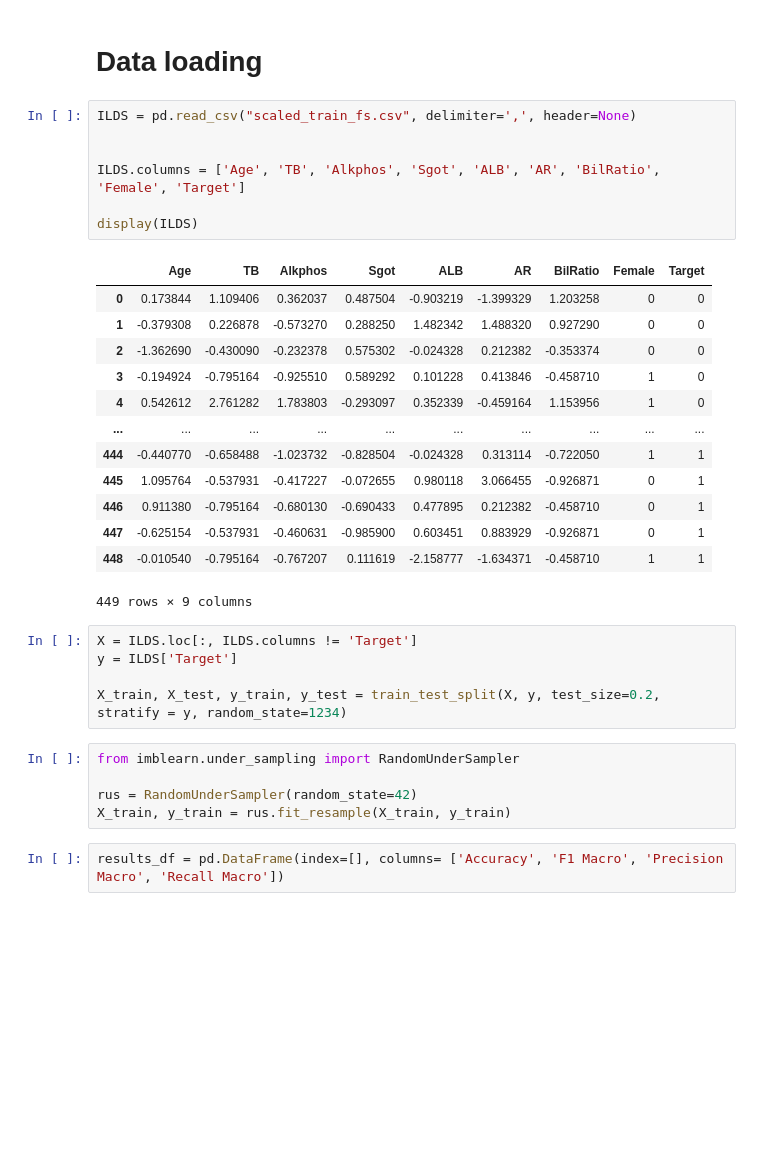
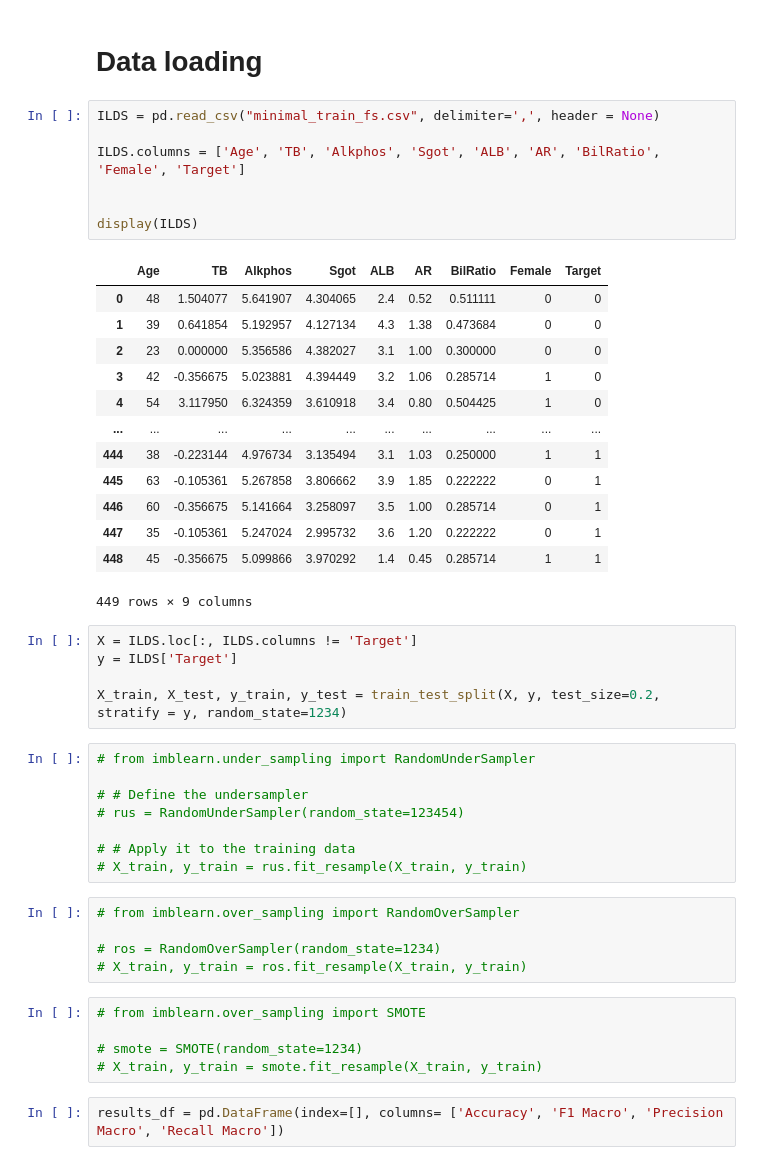
Before and after one commit to SrChen6/AA1-Competition, a Jupyter notebook: ensemble_methods.ipynb, the cells around one changed output. Drawn from its saved outputs; the diff is of its cells as text; blank space fills up the shorter version.

```diff
--- a/ensemble_methods.ipynb
+++ b/ensemble_methods.ipynb
@@ -26,36 +22,49 @@ def confusion(true, pred):
 # %% [markdown]
 # Data loading
 # %%
-ILDS = pd.read_csv("scaled_train_fs.csv", delimiter=',', header=None)
-
+ILDS = pd.read_csv("minimal_train_fs.csv", delimiter=',', header = None)
 
 ILDS.columns = ['Age', 'TB', 'Alkphos', 'Sgot', 'ALB', 'AR', 'BilRatio', 'Female', 'Target']
 
+
 display(ILDS)
 # %% [output]
 |  | Age | TB | Alkphos | Sgot | ALB | AR | BilRatio | Female | Target |
-| 0 | 0.173844 | 1.109406 | 0.362037 | 0.487504 | -0.903219 | -1.399329 | 1.203258 | 0 | 0 |
-| 1 | -0.379308 | 0.226878 | -0.573270 | 0.288250 | 1.482342 | 1.488320 | 0.927290 | 0 | 0 |
-| 2 | -1.362690 | -0.430090 | -0.232378 | 0.575302 | -0.024328 | 0.212382 | -0.353374 | 0 | 0 |
-| 3 | -0.194924 | -0.795164 | -0.925510 | 0.589292 | 0.101228 | 0.413846 | -0.458710 | 1 | 0 |
-| 4 | 0.542612 | 2.761282 | 1.783803 | -0.293097 | 0.352339 | -0.459164 | 1.153956 | 1 | 0 |
+| 0 | 48 | 1.504077 | 5.641907 | 4.304065 | 2.4 | 0.52 | 0.511111 | 0 | 0 |
+| 1 | 39 | 0.641854 | 5.192957 | 4.127134 | 4.3 | 1.38 | 0.473684 | 0 | 0 |
+| 2 | 23 | 0.000000 | 5.356586 | 4.382027 | 3.1 | 1.00 | 0.300000 | 0 | 0 |
+| 3 | 42 | -0.356675 | 5.023881 | 4.394449 | 3.2 | 1.06 | 0.285714 | 1 | 0 |
+| 4 | 54 | 3.117950 | 6.324359 | 3.610918 | 3.4 | 0.80 | 0.504425 | 1 | 0 |
 | ... | ... | ... | ... | ... | ... | ... | ... | ... | ... |
-| 444 | -0.440770 | -0.658488 | -1.023732 | -0.828504 | -0.024328 | 0.313114 | -0.722050 | 1 | 1 |
-| 445 | 1.095764 | -0.537931 | -0.417227 | -0.072655 | 0.980118 | 3.066455 | -0.926871 | 0 | 1 |
-| 446 | 0.911380 | -0.795164 | -0.680130 | -0.690433 | 0.477895 | 0.212382 | -0.458710 | 0 | 1 |
-| 447 | -0.625154 | -0.537931 | -0.460631 | -0.985900 | 0.603451 | 0.883929 | -0.926871 | 0 | 1 |
-| 448 | -0.010540 | -0.795164 | -0.767207 | 0.111619 | -2.158777 | -1.634371 | -0.458710 | 1 | 1 |
+| 444 | 38 | -0.223144 | 4.976734 | 3.135494 | 3.1 | 1.03 | 0.250000 | 1 | 1 |
+| 445 | 63 | -0.105361 | 5.267858 | 3.806662 | 3.9 | 1.85 | 0.222222 | 0 | 1 |
+| 446 | 60 | -0.356675 | 5.141664 | 3.258097 | 3.5 | 1.00 | 0.285714 | 0 | 1 |
+| 447 | 35 | -0.105361 | 5.247024 | 2.995732 | 3.6 | 1.20 | 0.222222 | 0 | 1 |
+| 448 | 45 | -0.356675 | 5.099866 | 3.970292 | 1.4 | 0.45 | 0.285714 | 1 | 1 |
 449 rows × 9 columns
 # %%
 X = ILDS.loc[:, ILDS.columns != 'Target']
 y = ILDS['Target']
 
 X_train, X_test, y_train, y_test = train_test_split(X, y, test_size=0.2, stratify = y, random_state=1234)
-# %%
-from imblearn.under_sampling import RandomUnderSampler
-
-rus = RandomUnderSampler(random_state=42)
-X_train, y_train = rus.fit_resample(X_train, y_train)
+# %%
+# from imblearn.under_sampling import RandomUnderSampler
+
+# # Define the undersampler
+# rus = RandomUnderSampler(random_state=123454)
+
+# # Apply it to the training data
+# X_train, y_train = rus.fit_resample(X_train, y_train)
+# %%
+# from imblearn.over_sampling import RandomOverSampler
+
+# ros = RandomOverSampler(random_state=1234)
+# X_train, y_train = ros.fit_resample(X_train, y_train)
+# %%
+# from imblearn.over_sampling import SMOTE
+
+# smote = SMOTE(random_state=1234)
+# X_train, y_train = smote.fit_resample(X_train, y_train)
 # %%
 results_df = pd.DataFrame(index=[], columns= ['Accuracy', 'F1 Macro', 'Precision Macro', 'Recall Macro'])
 # %% [markdown]
```
Also changed, not shown: parts of 30 cells of this notebook, 9 other files.
